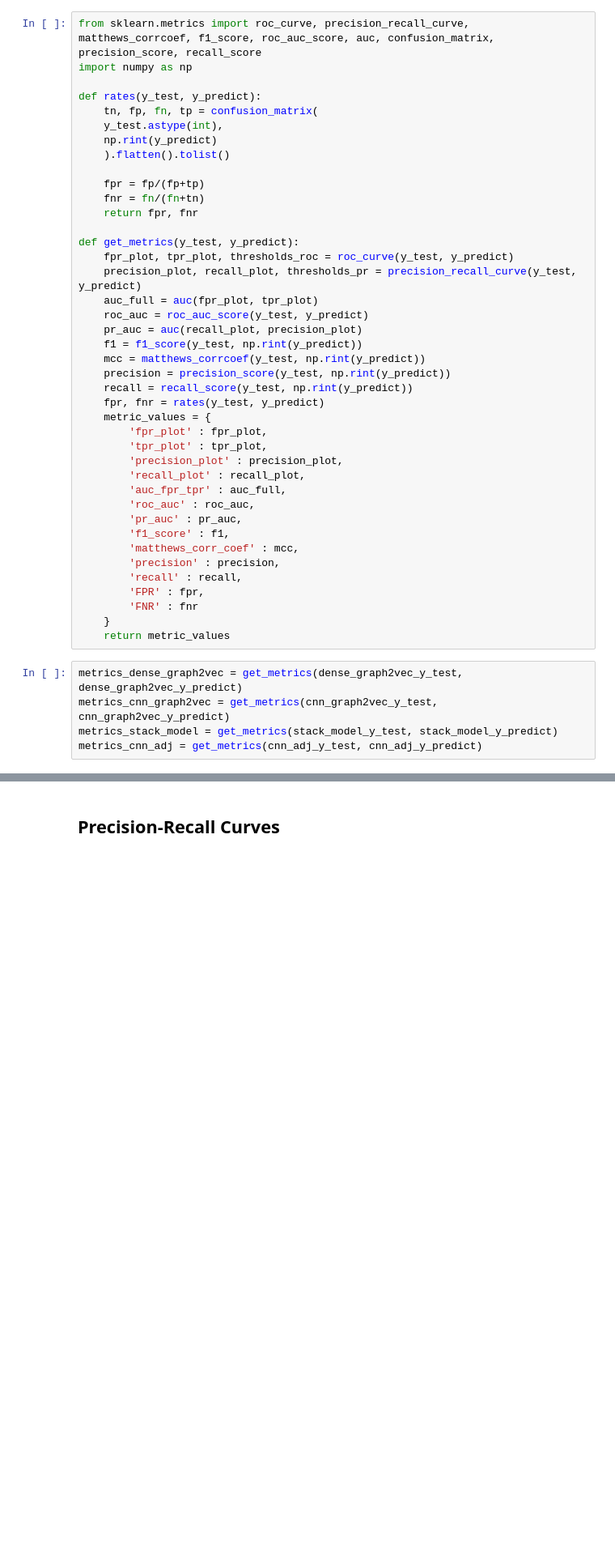
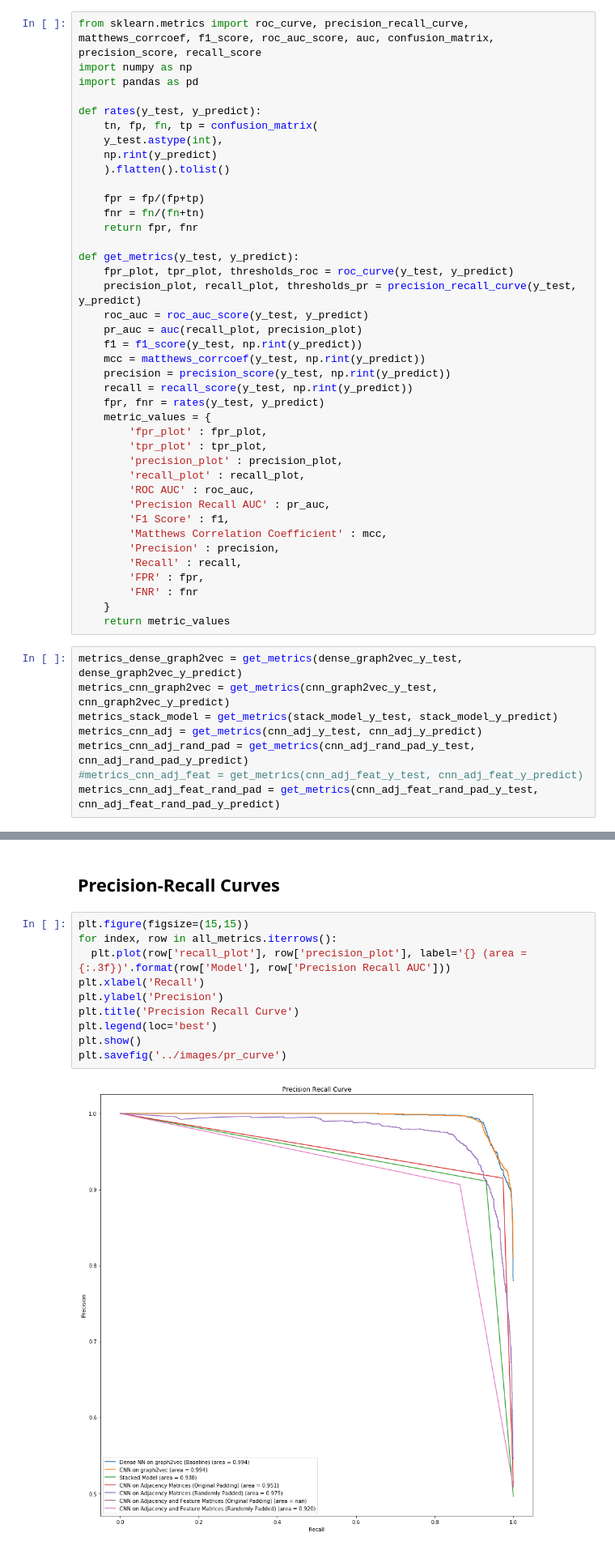
Before and after one commit to dj311/uob-summer-project, a Jupyter notebook: code/ML-evaluating-final-models.ipynb, the cells around one changed output, grey strips where cells are left out. Shown at 81% size. Saved outputs shown, nothing was run; the diff lists cells and outputs as text; blank space fills up the shorter version.

```diff
--- a/code/ML-evaluating-final-models.ipynb
+++ b/code/ML-evaluating-final-models.ipynb
@@ -111,6 +121,7 @@ with open('../data/cnn-adj-y-predict', 'rb') as f:
 # %%
 from sklearn.metrics import roc_curve, precision_recall_curve, matthews_corrcoef, f1_score, roc_auc_score, auc, confusion_matrix, precision_score, recall_score
 import numpy as np
+import pandas as pd
 
 def rates(y_test, y_predict):
     tn, fp, fn, tp = confusion_matrix(
@@ -125,7 +136,6 @@ def rates(y_test, y_predict):
 def get_metrics(y_test, y_predict):
     fpr_plot, tpr_plot, thresholds_roc = roc_curve(y_test, y_predict)
     precision_plot, recall_plot, thresholds_pr = precision_recall_curve(y_test, y_predict)
-    auc_full = auc(fpr_plot, tpr_plot)
     roc_auc = roc_auc_score(y_test, y_predict)
     pr_auc = auc(recall_plot, precision_plot)
     f1 = f1_score(y_test, np.rint(y_predict))
@@ -138,13 +148,12 @@ def get_metrics(y_test, y_predict):
         'tpr_plot' : tpr_plot,
         'precision_plot' : precision_plot,
         'recall_plot' : recall_plot,
-        'auc_fpr_tpr' : auc_full,
-        'roc_auc' : roc_auc,
-        'pr_auc' : pr_auc,
-        'f1_score' : f1,
-        'matthews_corr_coef' : mcc,
-        'precision' : precision,
-        'recall' : recall,
+        'ROC AUC' : roc_auc,
+        'Precision Recall AUC' : pr_auc,
+        'F1 Score' : f1,
+        'Matthews Correlation Coefficient' : mcc,
+        'Precision' : precision,
+        'Recall' : recall,
         'FPR' : fpr,
         'FNR' : fnr
     }
@@ -154,3 +163,6 @@ metrics_dense_graph2vec = get_metrics(dense_graph2vec_y_test, dense_graph2vec_y_
 metrics_cnn_graph2vec = get_metrics(cnn_graph2vec_y_test, cnn_graph2vec_y_predict)
 metrics_stack_model = get_metrics(stack_model_y_test, stack_model_y_predict)
 metrics_cnn_adj = get_metrics(cnn_adj_y_test, cnn_adj_y_predict)
+metrics_cnn_adj_rand_pad = get_metrics(cnn_adj_rand_pad_y_test, cnn_adj_rand_pad_y_predict)
+#metrics_cnn_adj_feat = get_metrics(cnn_adj_feat_y_test, cnn_adj_feat_y_predict)
+metrics_cnn_adj_feat_rand_pad = get_metrics(cnn_adj_feat_rand_pad_y_test, cnn_adj_feat_rand_pad_y_predict)
@@ -176,2 +282,14 @@ deep_rep = {'Model': ['Dense NN on graph2vec (Baseline)', 'CNN on graph2vec', 'S
 # %% [markdown]
 ## Precision-Recall Curves
+# %%
+plt.figure(figsize=(15,15))
+for index, row in all_metrics.iterrows():
+  plt.plot(row['recall_plot'], row['precision_plot'], label='{} (area = {:.3f})'.format(row['Model'], row['Precision Recall AUC']))
+plt.xlabel('Recall')
+plt.ylabel('Precision')
+plt.title('Precision Recall Curve')
+plt.legend(loc='best')
+plt.show()
+plt.savefig('../images/pr_curve')
+# %% [output]
+[figure, added]
```
Also changed, not shown: parts of 18 cells of this notebook.
